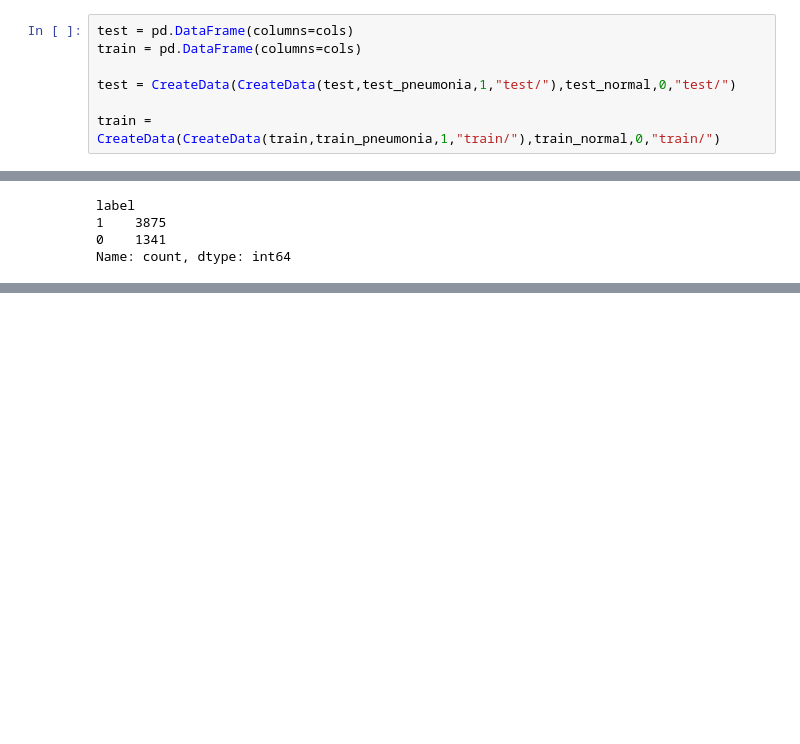
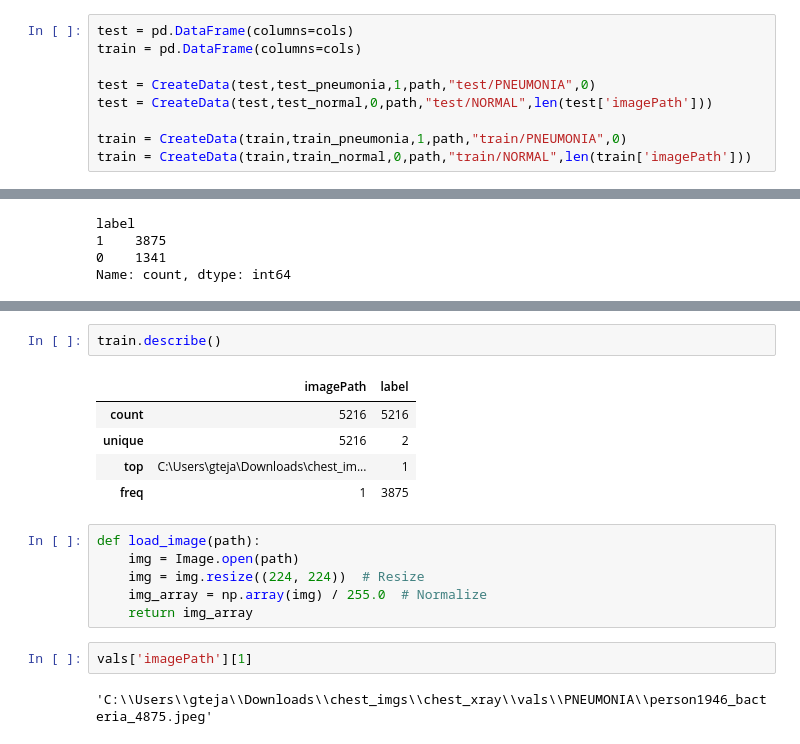
Before and after one commit to Cascade0507/Machine-Learning, a Jupyter notebook: Deep Learning/Pneumonia_Prediction_X-ray/Pneumonia_CNN.ipynb, the cells around one changed output, grey strips where cells are left out. Saved outputs shown, nothing was run; the diff lists cells and outputs as text; blank space fills up the shorter version.

```diff
--- a/Deep Learning/Pneumonia_Prediction_X-ray/Pneumonia_CNN.ipynb
+++ b/Deep Learning/Pneumonia_Prediction_X-ray/Pneumonia_CNN.ipynb
@@ -68,6 +57,8 @@ train_normal = (path/"train/NORMAL").ls()
 test = pd.DataFrame(columns=cols)
 train = pd.DataFrame(columns=cols)
 
-test = CreateData(CreateData(test,test_pneumonia,1,"test/"),test_normal,0,"test/")
+test = CreateData(test,test_pneumonia,1,path,"test/PNEUMONIA",0)
+test = CreateData(test,test_normal,0,path,"test/NORMAL",len(test['imagePath']))
 
-train = CreateData(CreateData(train,train_pneumonia,1,"train/"),train_normal,0,"train/")
+train = CreateData(train,train_pneumonia,1,path,"train/PNEUMONIA",0)
+train = CreateData(train,train_normal,0,path,"train/NORMAL",len(train['imagePath']))
@@ -87,0 +103,18 @@ Name: count, dtype: int64
+# %%
+train.describe()
+# %% [output]
+|  | imagePath | label |
+| count | 5216 | 5216 |
+| unique | 5216 | 2 |
+| top | C:\Users\gteja\Downloads\chest_im... | 1 |
+| freq | 1 | 3875 |
+# %%
+def load_image(path):
+    img = Image.open(path)
+    img = img.resize((224, 224))  # Resize
+    img_array = np.array(img) / 255.0  # Normalize
+    return img_array
+# %%
+vals['imagePath'][1]
+# %% [output]
+'C:\\Users\\gteja\\Downloads\\chest_imgs\\chest_xray\\vals\\PNEUMONIA\\person1946_bacteria_4875.jpeg'
```
Also changed, not shown: parts of 18 cells of this notebook.
